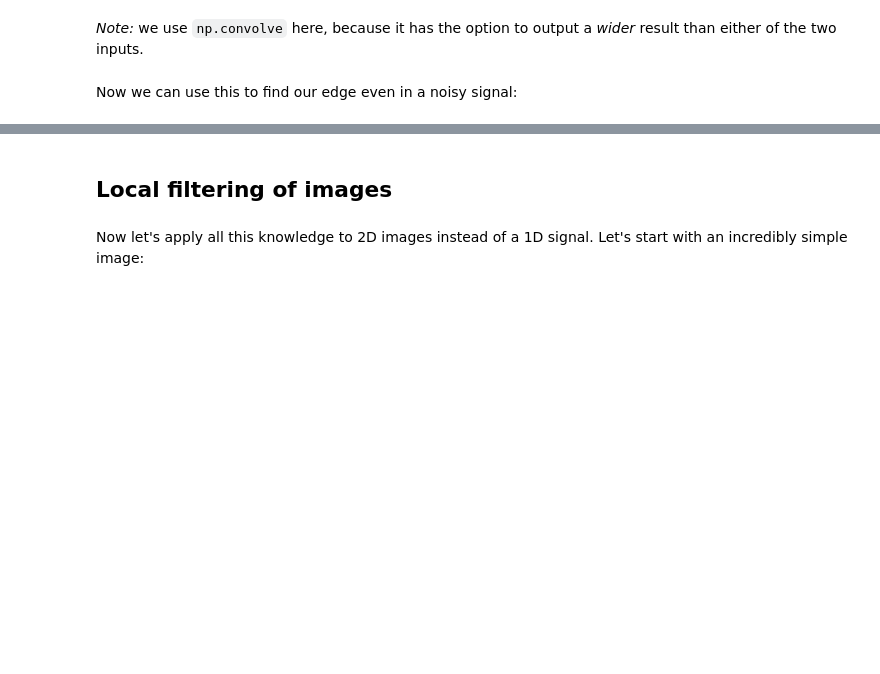
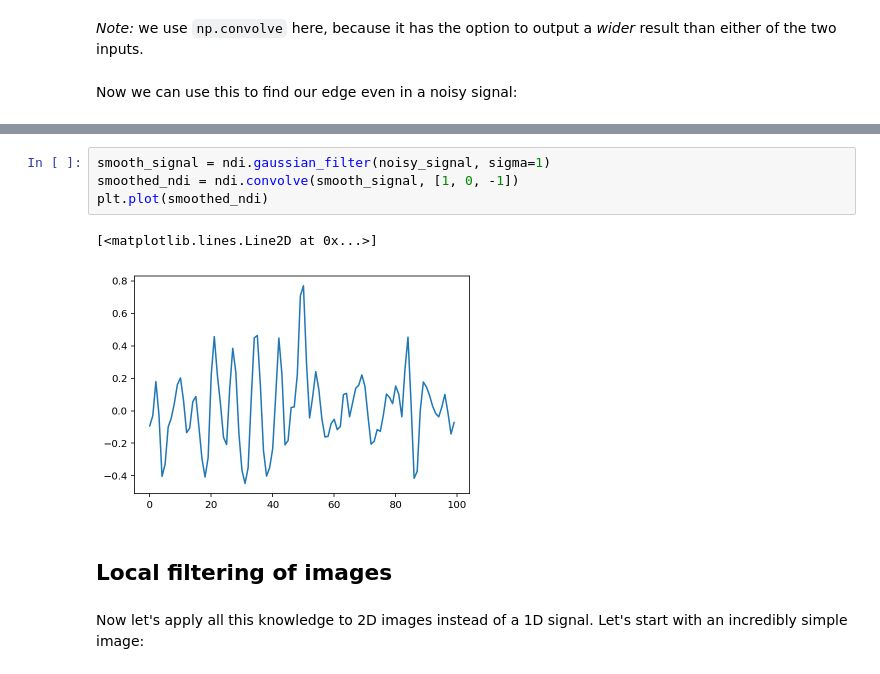
Before and after one commit to scikit-image/skimage-tutorials, a Jupyter notebook: lectures/1_image_filters.ipynb, the cells around one changed output, grey strips where cells are left out. Drawn from its saved outputs; the diff is of its cells as text; blank space fills up the shorter version.

```diff
--- a/lectures/1_image_filters.ipynb
+++ b/lectures/1_image_filters.ipynb
@@ -171,3 +226,10 @@ $$
+# %%
+smooth_signal = ndi.gaussian_filter(noisy_signal, sigma=1)
+smoothed_ndi = ndi.convolve(smooth_signal, [1, 0, -1])
+plt.plot(smoothed_ndi)
+# %% [output]
+[<matplotlib.lines.Line2D at 0x...>]
+[figure, added]
 # %% [markdown]
 ## Local filtering of images
 # %% [markdown]
```
Also changed, not shown: parts of 31 cells of this notebook, 2 other files.
